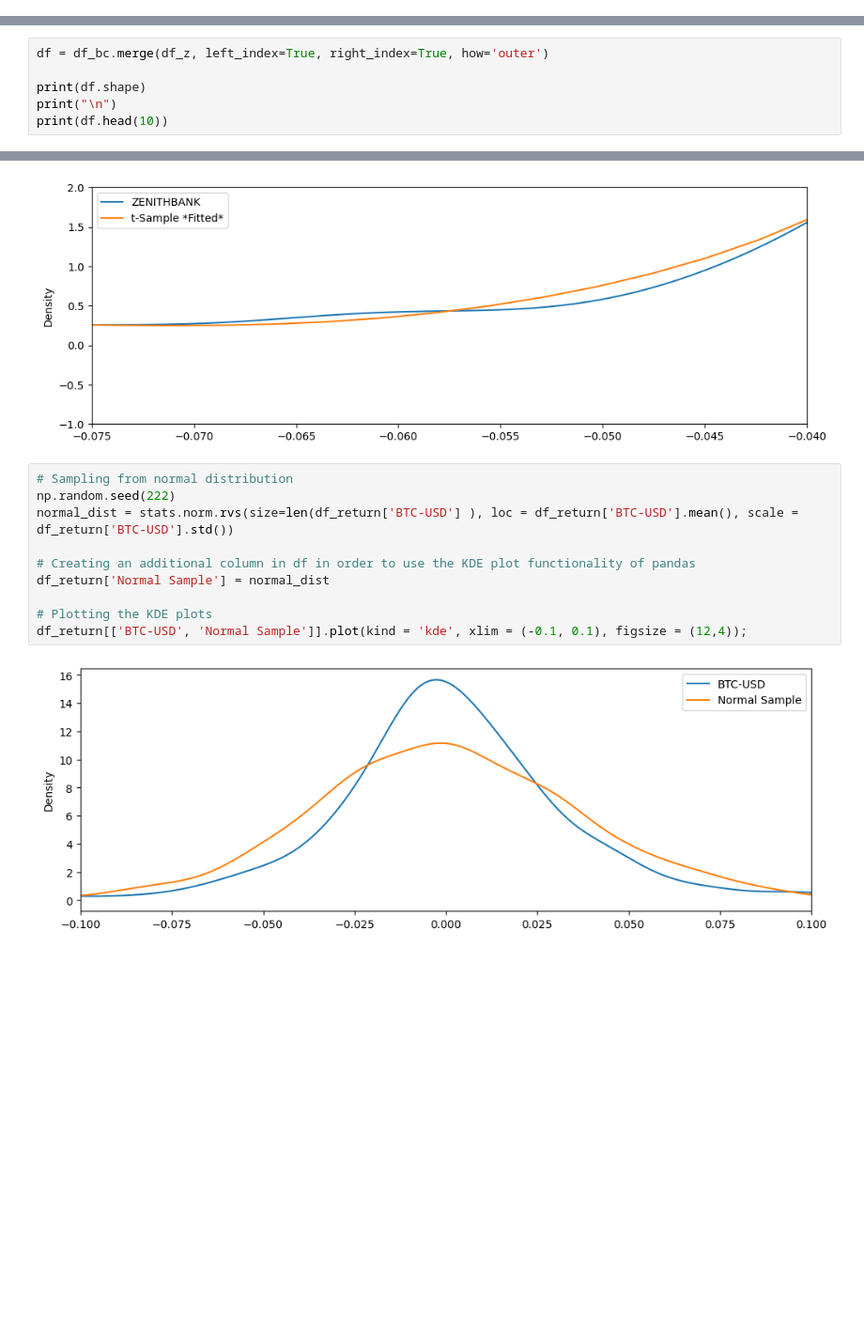
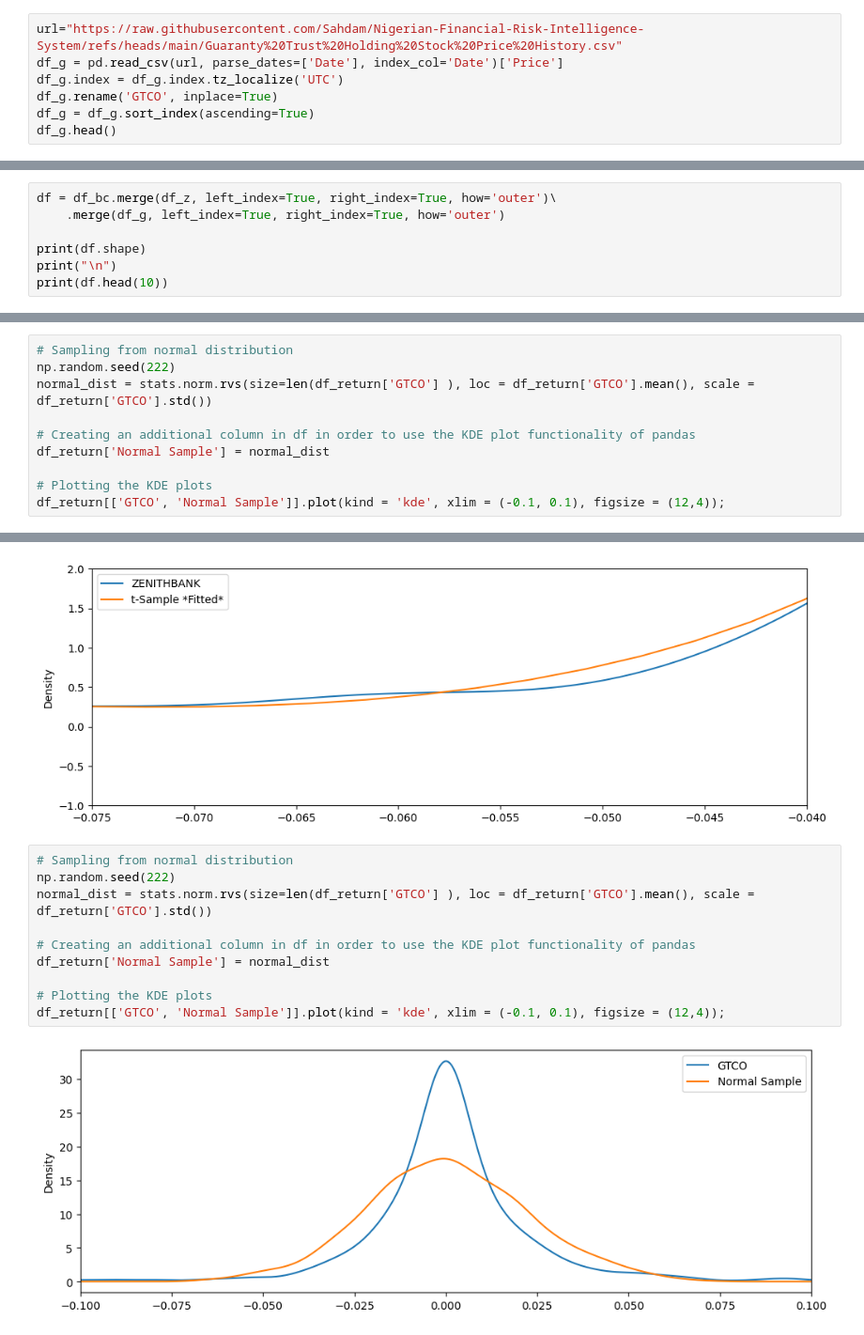
Before and after one commit to Sahdam/Nigerian-Financial-Risk-Intelligence-System, a Jupyter notebook: Nigerian_Financial_Risk_Intelligence_System.ipynb, the cells around one changed output, grey strips where cells are left out. Shown at 94% size. Cells and saved outputs as stored; diff of their text form; blank space fills up the shorter version.

```diff
--- a/Nigerian_Financial_Risk_Intelligence_System.ipynb
+++ b/Nigerian_Financial_Risk_Intelligence_System.ipynb
@@ -35,3 +35,10 @@ Data columns (total 1 columns):
  0   BTC-USD  2557 non-null   float64
 dtypes: float64(1)
 memory usage: 40.0 KB
+# %%
+url="https://raw.githubusercontent.com/Sahdam/Nigerian-Financial-Risk-Intelligence-System/refs/heads/main/Guaranty%20Trust%20Holding%20Stock%20Price%20History.csv"
+df_g = pd.read_csv(url, parse_dates=['Date'], index_col='Date')['Price']
+df_g.index = df_g.index.tz_localize('UTC')
+df_g.rename('GTCO', inplace=True)
+df_g = df_g.sort_index(ascending=True)
+df_g.head()
@@ -78,6 +93,7 @@ memory usage: 40.0 KB
 None
 # %%
-df = df_bc.merge(df_z, left_index=True, right_index=True, how='outer')
+df = df_bc.merge(df_z, left_index=True, right_index=True, how='outer')\
+    .merge(df_g, left_index=True, right_index=True, how='outer')
 
 print(df.shape)
 print("\n")
@@ -509,3 +722,13 @@ df_return['Normal Sample'] = normal_dist
 df_return[['ZENITHBANK', 'Normal Sample']].plot(kind = 'kde', xlim = (-0.1, 0.1), figsize = (12,4));
 # %% [output]
 [figure]
+# %%
+# Sampling from normal distribution
+np.random.seed(222)
+normal_dist = stats.norm.rvs(size=len(df_return['GTCO'] ), loc = df_return['GTCO'].mean(), scale = df_return['GTCO'].std())
+
+# Creating an additional column in df in order to use the KDE plot functionality of pandas
+df_return['Normal Sample'] = normal_dist
+
+# Plotting the KDE plots
+df_return[['GTCO', 'Normal Sample']].plot(kind = 'kde', xlim = (-0.1, 0.1), figsize = (12,4));
@@ -530,14 +759,14 @@ df_return[['ZENITHBANK', 't-Sample *Fitted*']].plot(kind = 'kde', figsize = (12,
 # %%
 # Sampling from normal distribution
 np.random.seed(222)
-normal_dist = stats.norm.rvs(size=len(df_return['BTC-USD'] ), loc = df_return['BTC-USD'].mean(), scale = df_return['BTC-USD'].std())
+normal_dist = stats.norm.rvs(size=len(df_return['GTCO'] ), loc = df_return['GTCO'].mean(), scale = df_return['GTCO'].std())
 
 # Creating an additional column in df in order to use the KDE plot functionality of pandas
 df_return['Normal Sample'] = normal_dist
 
 # Plotting the KDE plots
-df_return[['BTC-USD', 'Normal Sample']].plot(kind = 'kde', xlim = (-0.1, 0.1), figsize = (12,4));
+df_return[['GTCO', 'Normal Sample']].plot(kind = 'kde', xlim = (-0.1, 0.1), figsize = (12,4));
 # %% [output]
-[figure, old version]
+[figure, new version]
 # %%
 # Fit the t-distribution using MLE
```
Also changed, not shown: parts of 63 cells of this notebook.
